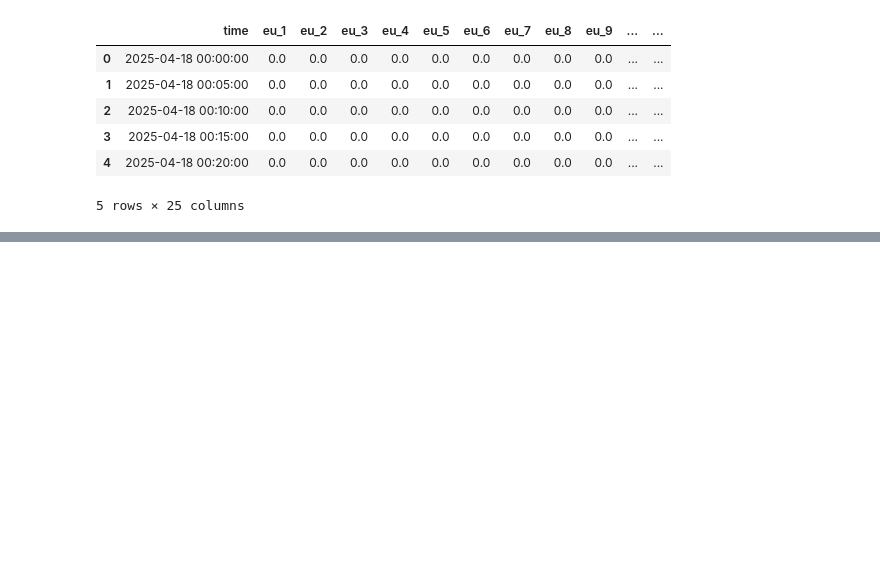
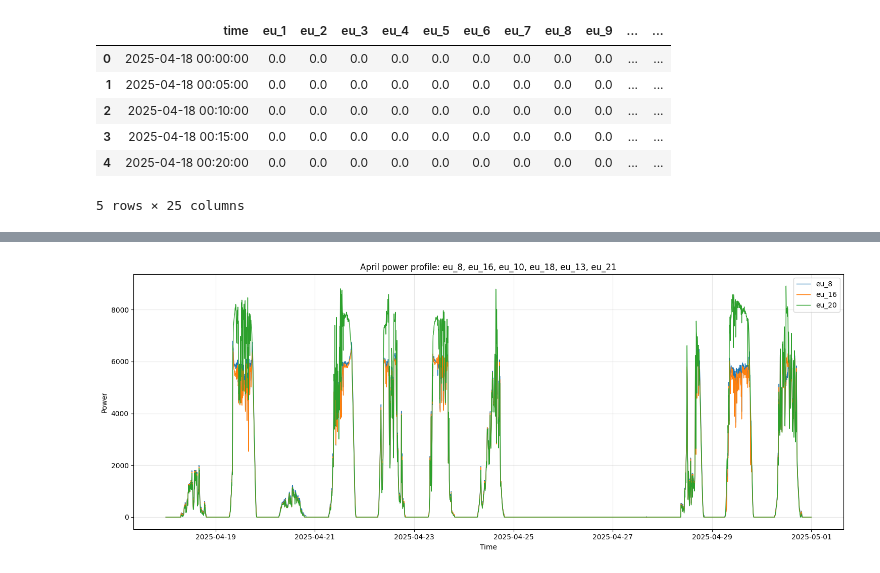
Before and after one commit to nhphuong2504/agrivoltaics, a Jupyter notebook: totalDiff.ipynb, the cells around one changed output, grey strips where cells are left out. Cells and saved outputs as stored; diff of their text form; code cells hidden in the pictures; blank space fills up the shorter version.

```diff
--- a/totalDiff.ipynb
+++ b/totalDiff.ipynb
@@ -104,3 +104,24 @@ Name: diff, dtype: float64
 [figure]
 [figure]
 [figure]
+# %%
+# ---- One plot for April: eu_8, eu_16, eu_10, eu_18, eu_13, eu_21 ----
+plot_cols = ["eu_8", "eu_16", "eu_20"]
+
+april_df = combined_df[["time"] + plot_cols].copy()
+april_df["time"] = pd.to_datetime(april_df["time"])
+april_df = april_df[april_df["time"].dt.month == 4].sort_values("time")
+
+plt.figure(figsize=(15, 6))
+for col in plot_cols:
+    plt.plot(april_df["time"], april_df[col], linewidth=1, label=col)
+
+plt.title("April power profile: eu_8, eu_16, eu_10, eu_18, eu_13, eu_21")
+plt.xlabel("Time")
+plt.ylabel("Power")
+plt.legend()
+plt.grid(True, alpha=0.3)
+plt.tight_layout()
+plt.show()
+# %% [output]
+[figure, added]
```
Also changed, not shown: parts of 2 cells of this notebook, 3 other files.
